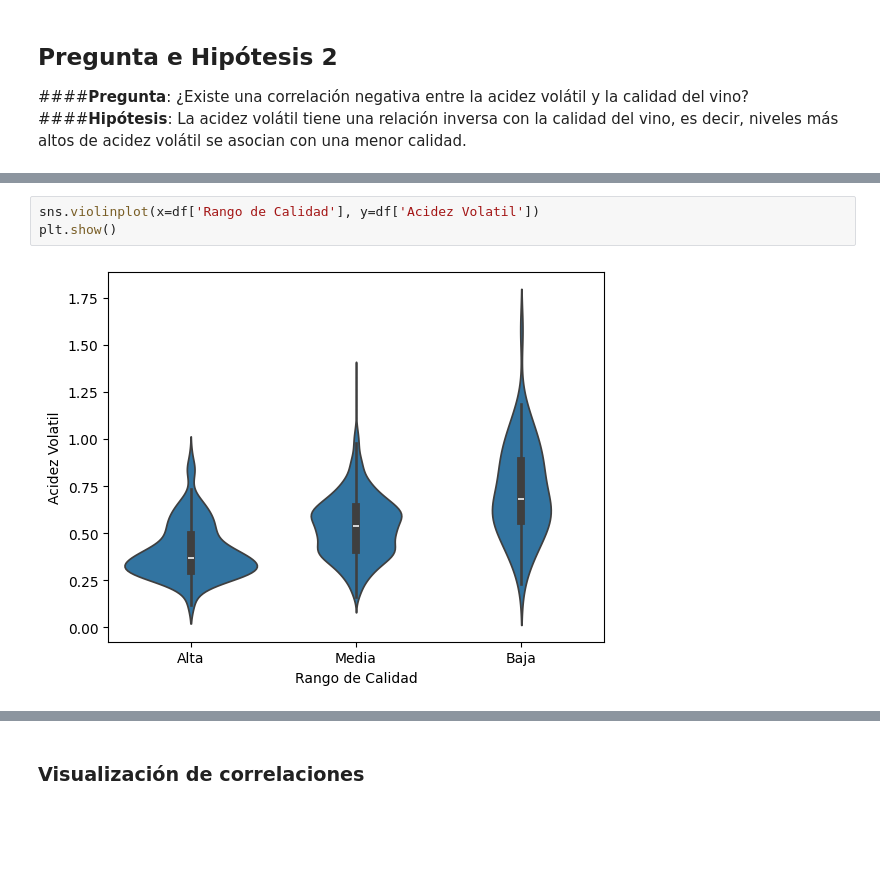
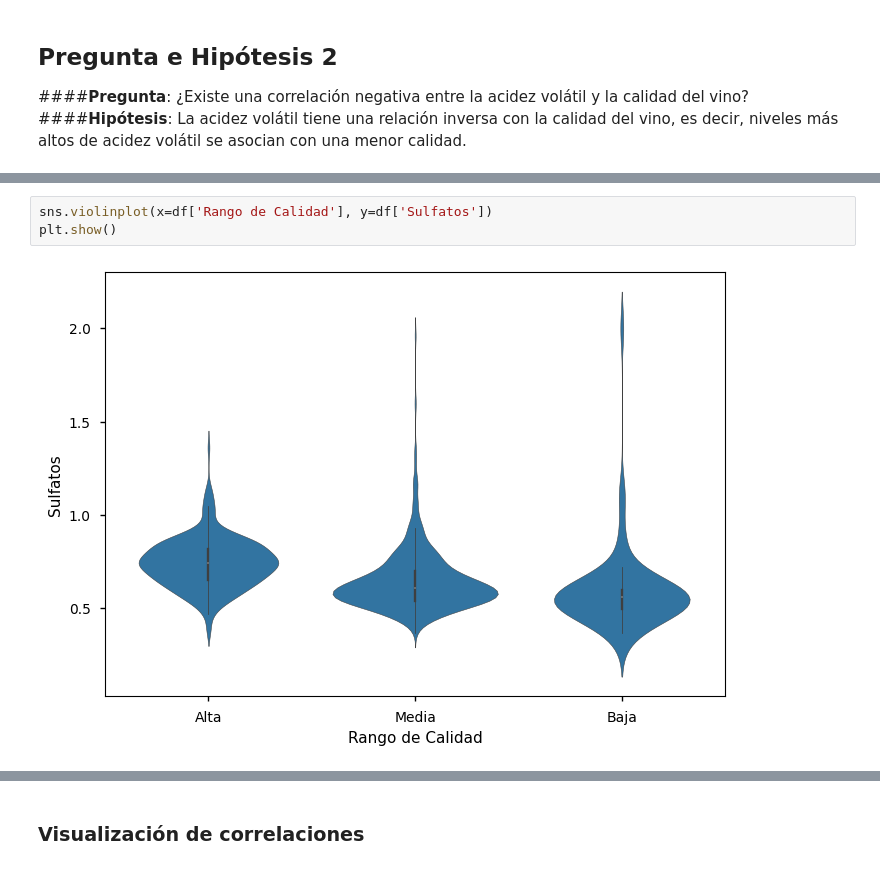
Before and after one commit to tdiego74/Clase_Data_Science_II_PBLC, a Jupyter notebook: Proyecto_DS_II_Preentrega_I_Tocci.ipynb, the cells around one changed output, grey strips where cells are left out. Drawn from its saved outputs; the diff is of its cells as text; blank space fills up the shorter version.

```diff
--- a/Proyecto_DS_II_Preentrega_I_Tocci.ipynb
+++ b/Proyecto_DS_II_Preentrega_I_Tocci.ipynb
@@ -360,5 +395,5 @@ plt.show()
 # %%
-sns.violinplot(x=df['Rango de Calidad'], y=df['Acidez Volatil'])
+sns.violinplot(x=df['Rango de Calidad'], y=df['Sulfatos'])
 plt.show()
 # %% [output]
-[figure, old version]
+[figure, new version]
```
Also changed, not shown: parts of 21 cells of this notebook.
